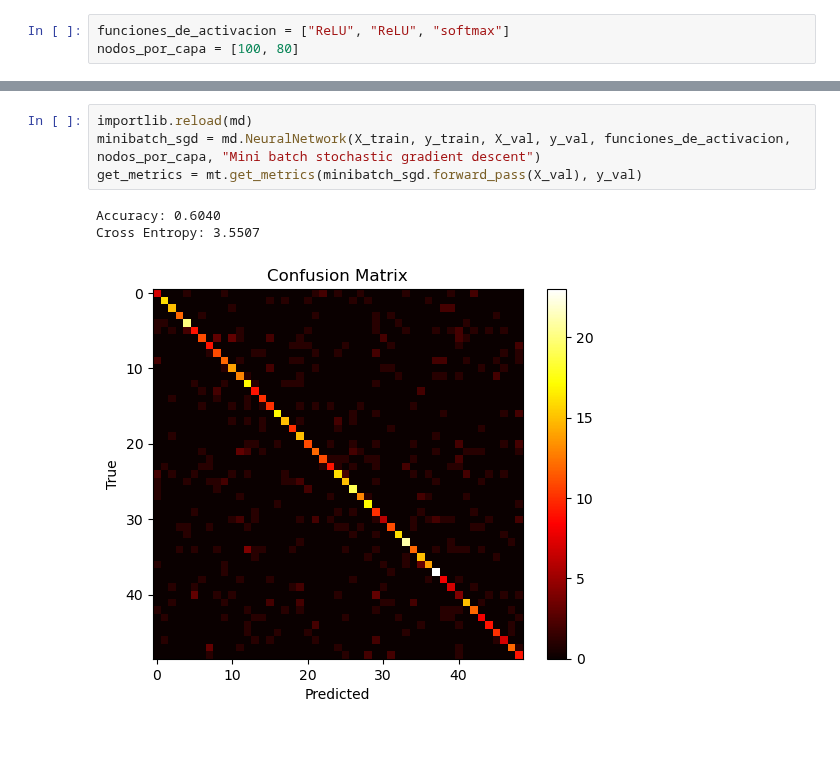
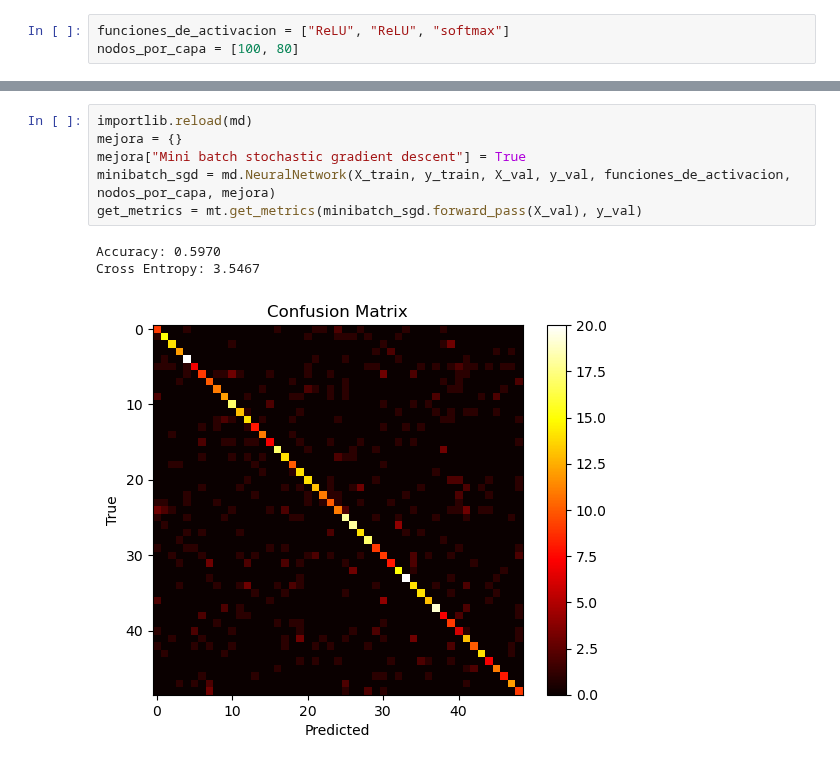
Before and after one commit to felicitasmarolda/MLyDL_TPs, a Jupyter notebook: Marolda_Felicitas_TP3/Marolda_Felicitas_TP3.ipynb, the cells around one changed output, grey strips where cells are left out. Drawn from its saved outputs; the diff is of its cells as text.

```diff
--- a/Marolda_Felicitas_TP3/Marolda_Felicitas_TP3.ipynb
+++ b/Marolda_Felicitas_TP3/Marolda_Felicitas_TP3.ipynb
@@ -146,11 +148,13 @@ Cross Entropy: 1.7705
 # %%
 importlib.reload(md)
-minibatch_sgd = md.NeuralNetwork(X_train, y_train, X_val, y_val, funciones_de_activacion, nodos_por_capa, "Mini batch stochastic gradient descent")
+mejora = {}
+mejora["Mini batch stochastic gradient descent"] = True
+minibatch_sgd = md.NeuralNetwork(X_train, y_train, X_val, y_val, funciones_de_activacion, nodos_por_capa, mejora)
 get_metrics = mt.get_metrics(minibatch_sgd.forward_pass(X_val), y_val)
 # %% [output]
-Accuracy: 0.6040
-Cross Entropy: 3.5507
+Accuracy: 0.5970
+Cross Entropy: 3.5467
-[figure, old version]
+[figure, new version]
 # %%
 # ADAM
 importlib.reload(md)
```
Also changed, not shown: parts of 3 cells of this notebook, 1 other file.
